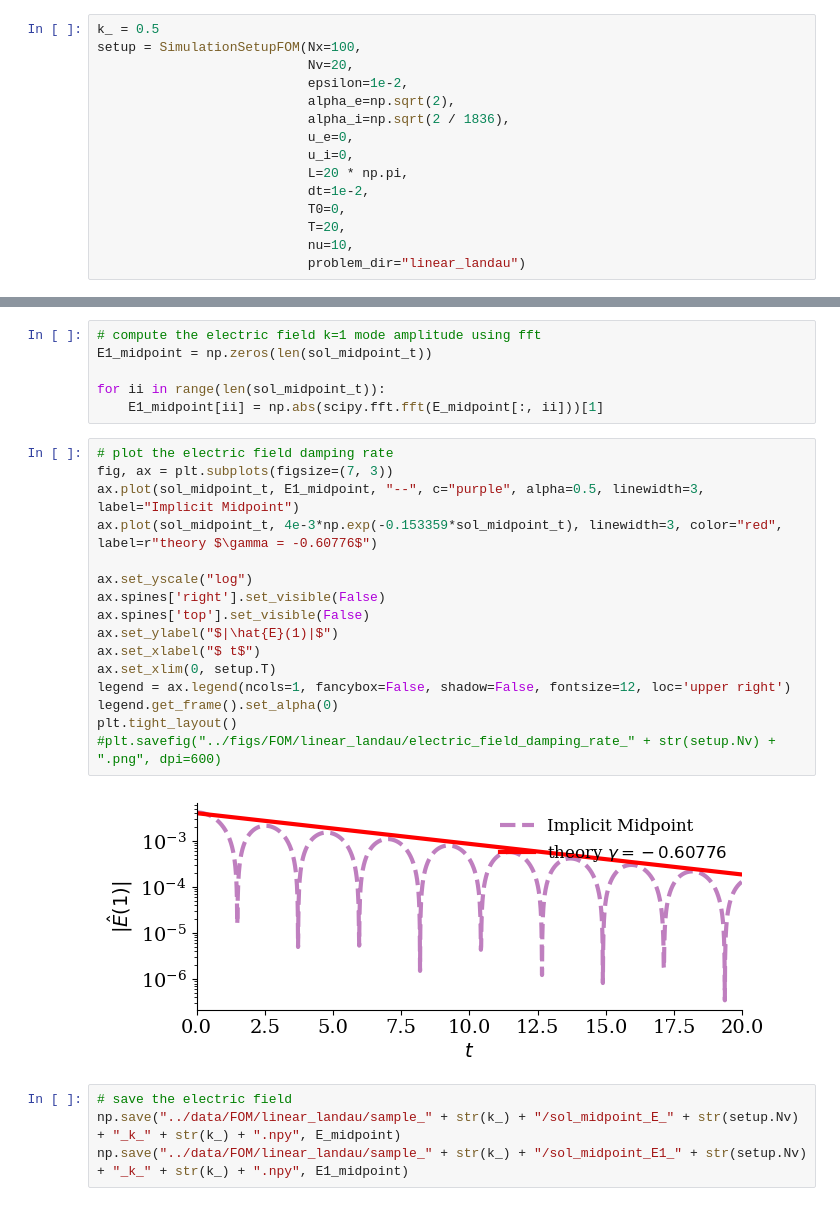
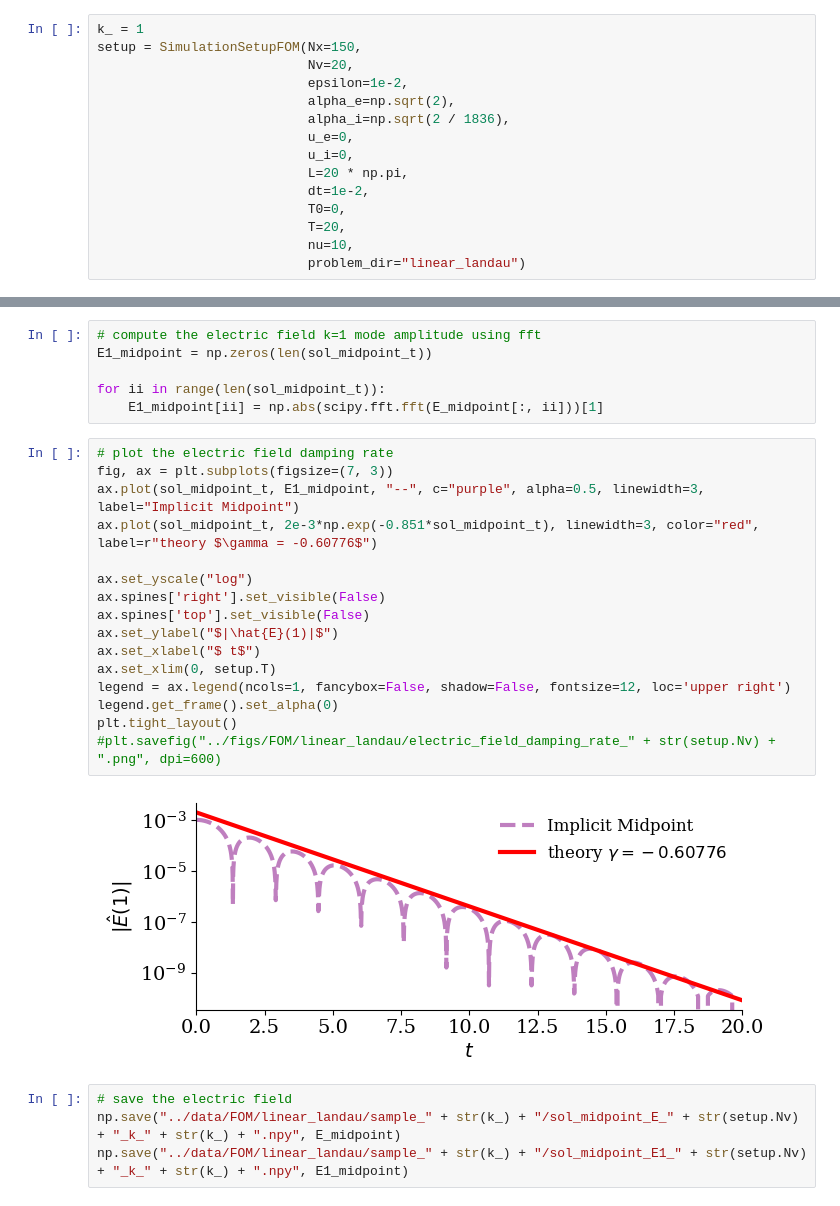
Before and after one commit to opaliss/HermiteFD-ROM, a Jupyter notebook: FOM/linear_landau_damping_FOM.ipynb, the cells around one changed output, grey strips where cells are left out. Drawn from its saved outputs; the diff is of its cells as text.

```diff
--- a/FOM/linear_landau_damping_FOM.ipynb
+++ b/FOM/linear_landau_damping_FOM.ipynb
@@ -21,8 +21,8 @@ matplotlib.rc('ytick', labelsize=14)
 # %% [markdown]
 # Linear Landau damping
 # %%
-k_ = 0.5
-setup = SimulationSetupFOM(Nx=100,
+k_ = 1
+setup = SimulationSetupFOM(Nx=150,
                            Nv=20,
                            epsilon=1e-2,
                            alpha_e=np.sqrt(2),
@@ -149,21 +149,21 @@ for ii in range(len(sol_midpoint_t)):
 # %%
 # plot the electric field damping rate
 fig, ax = plt.subplots(figsize=(7, 3))
 ax.plot(sol_midpoint_t, E1_midpoint, "--", c="purple", alpha=0.5, linewidth=3, label="Implicit Midpoint")
-ax.plot(sol_midpoint_t, 4e-3*np.exp(-0.153359*sol_midpoint_t), linewidth=3, color="red", label=r"theory $\gamma = -0.60776$")
+ax.plot(sol_midpoint_t, 2e-3*np.exp(-0.851*sol_midpoint_t), linewidth=3, color="red", label=r"theory $\gamma = -0.60776$")
 
 ax.set_yscale("log")
 ax.spines['right'].set_visible(False)
 ax.spines['top'].set_visible(False)
 ax.set_ylabel("$|\hat{E}(1)|$")
 ax.set_xlabel("$ t$")
 ax.set_xlim(0, setup.T)
 legend = ax.legend(ncols=1, fancybox=False, shadow=False, fontsize=12, loc='upper right')
 legend.get_frame().set_alpha(0)
 plt.tight_layout()
 #plt.savefig("../figs/FOM/linear_landau/electric_field_damping_rate_" + str(setup.Nv) + ".png", dpi=600)
 # %% [output]
-[figure, old version]
+[figure, new version]
 # %%
 # save the electric field
 np.save("../data/FOM/linear_landau/sample_" + str(k_) + "/sol_midpoint_E_" + str(setup.Nv) + "_k_" + str(k_) + ".npy", E_midpoint)
```
Also changed, not shown: parts of 18 cells of this notebook, 5 other files.
